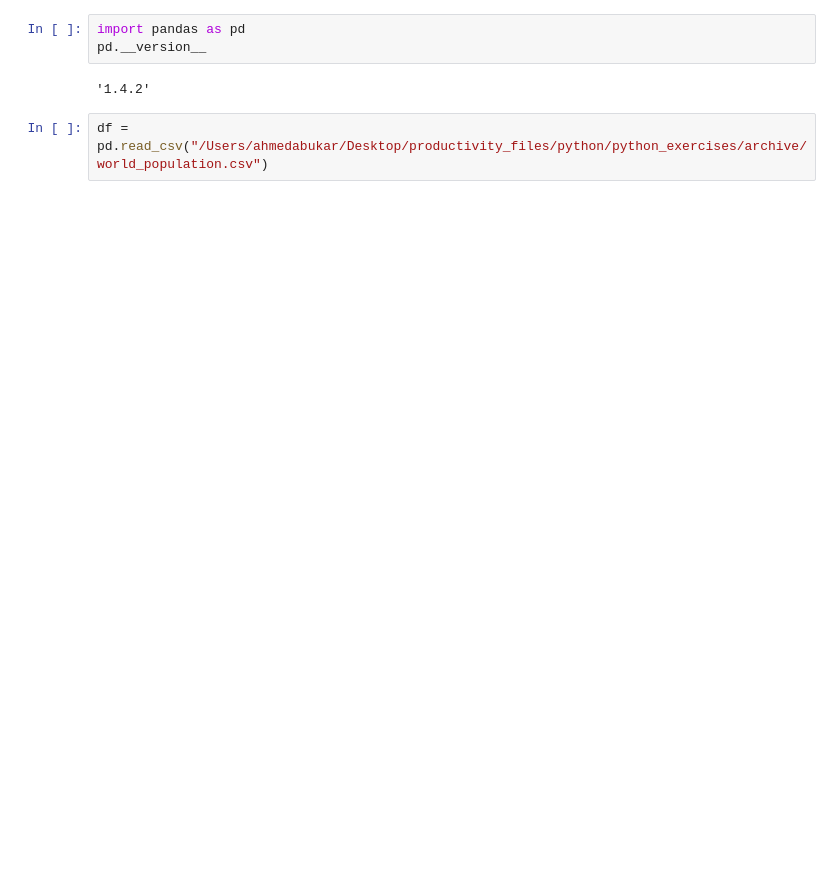
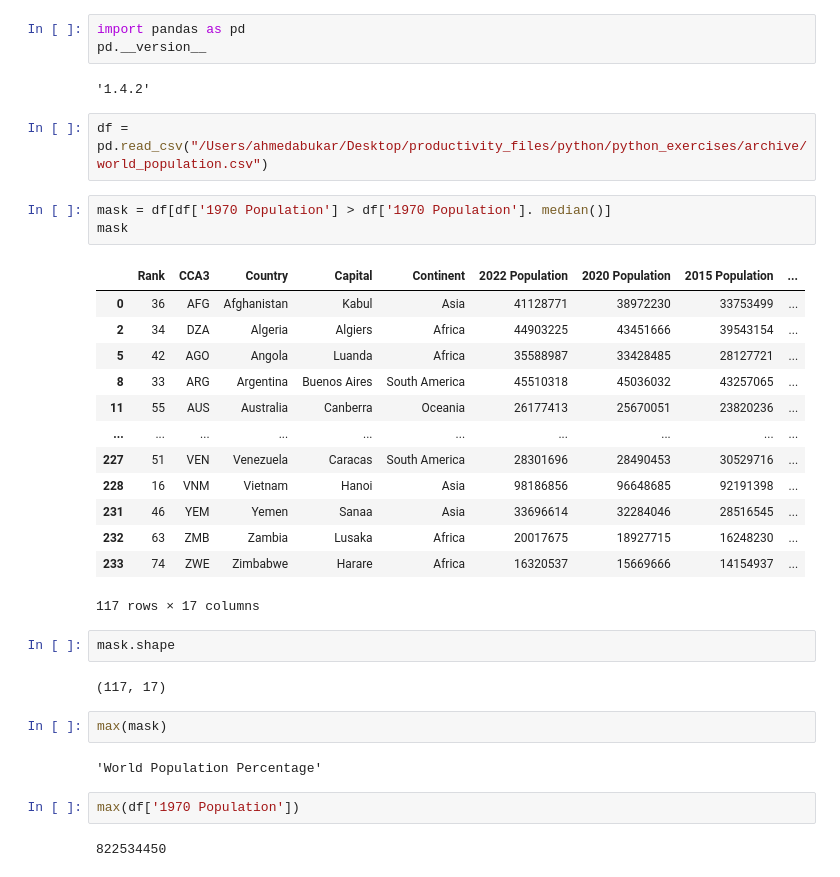
Before and after one commit to Ahmed-ui94/web_programming, a Jupyter notebook: pandas1/pandas.ipynb, the cells around one changed output. Drawn from its saved outputs; the diff is of its cells as text; blank space fills up the shorter version.

```diff
--- a/pandas1/pandas.ipynb
+++ b/pandas1/pandas.ipynb
@@ -5,3 +5,32 @@ pd.__version__
 '1.4.2'
 # %%
 df = pd.read_csv("/Users/ahmedabukar/Desktop/productivity_files/python/python_exercises/archive/world_population.csv")
+# %%
+mask = df[df['1970 Population'] > df['1970 Population']. median()]
+mask
+# %% [output]
+|  | Rank | CCA3 | Country | Capital | Continent | 2022 Population | 2020 Population | 2015 Population | ... |
+| 0 | 36 | AFG | Afghanistan | Kabul | Asia | 41128771 | 38972230 | 33753499 | ... |
+| 2 | 34 | DZA | Algeria | Algiers | Africa | 44903225 | 43451666 | 39543154 | ... |
+| 5 | 42 | AGO | Angola | Luanda | Africa | 35588987 | 33428485 | 28127721 | ... |
+| 8 | 33 | ARG | Argentina | Buenos Aires | South America | 45510318 | 45036032 | 43257065 | ... |
+| 11 | 55 | AUS | Australia | Canberra | Oceania | 26177413 | 25670051 | 23820236 | ... |
+| ... | ... | ... | ... | ... | ... | ... | ... | ... | ... |
+| 227 | 51 | VEN | Venezuela | Caracas | South America | 28301696 | 28490453 | 30529716 | ... |
+| 228 | 16 | VNM | Vietnam | Hanoi | Asia | 98186856 | 96648685 | 92191398 | ... |
+| 231 | 46 | YEM | Yemen | Sanaa | Asia | 33696614 | 32284046 | 28516545 | ... |
+| 232 | 63 | ZMB | Zambia | Lusaka | Africa | 20017675 | 18927715 | 16248230 | ... |
+| 233 | 74 | ZWE | Zimbabwe | Harare | Africa | 16320537 | 15669666 | 14154937 | ... |
+117 rows × 17 columns
+# %%
+mask.shape
+# %% [output]
+(117, 17)
+# %%
+max(mask)
+# %% [output]
+'World Population Percentage'
+# %%
+max(df['1970 Population'])
+# %% [output]
+822534450
```
Also changed, not shown: parts of 70 cells of this notebook, 1 other file.
